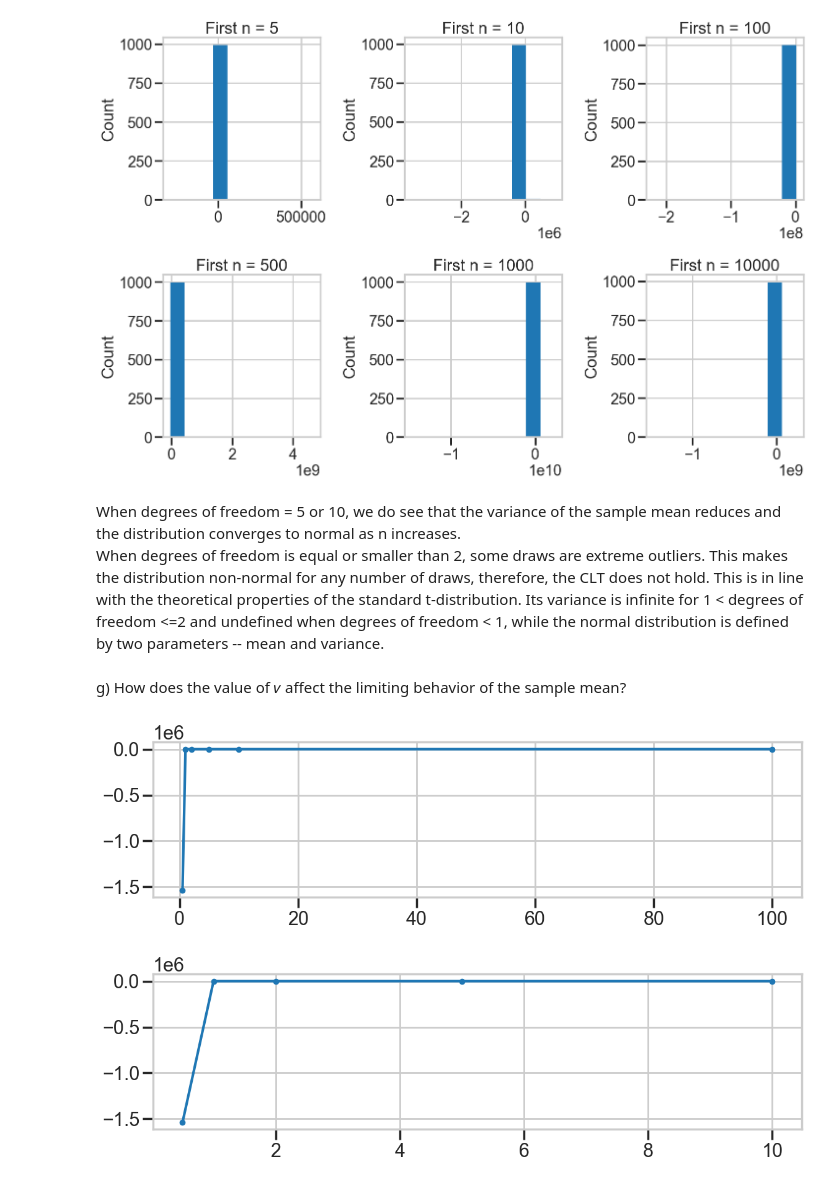
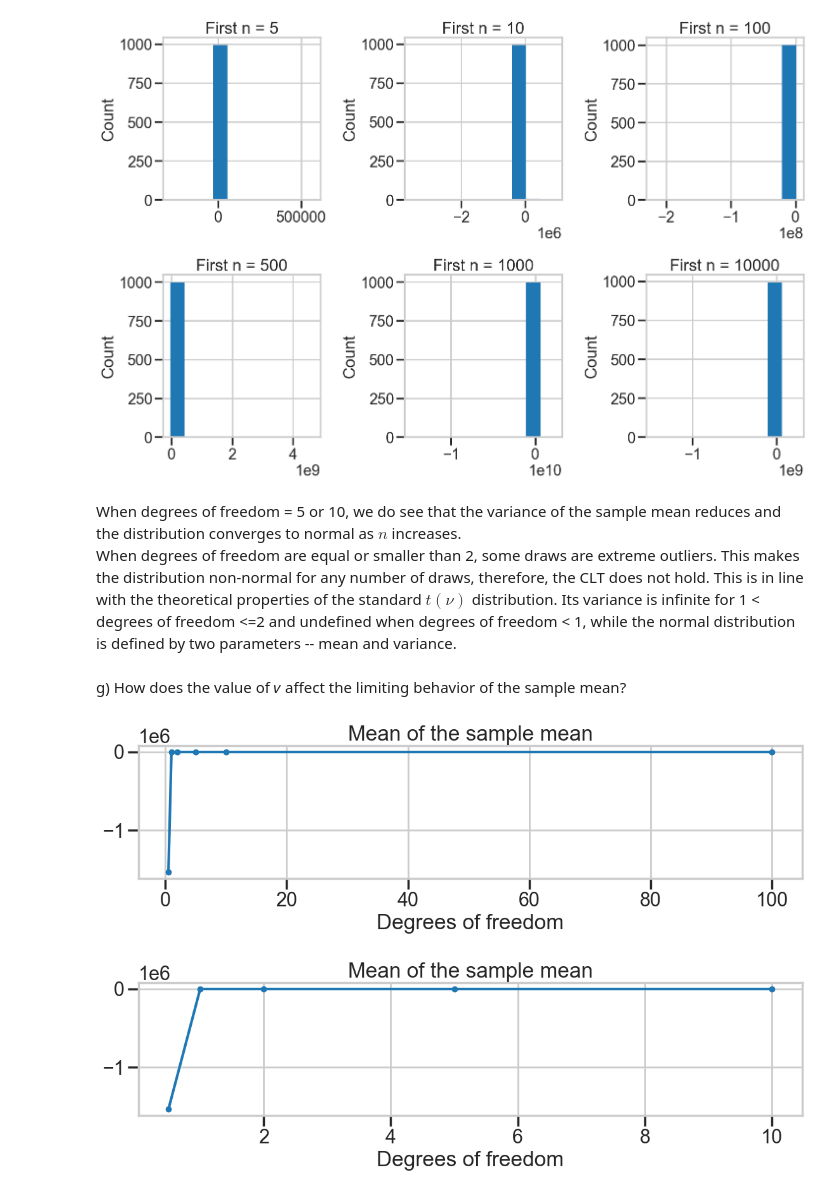
Before and after one commit to maxanisimov/stats, a Jupyter notebook: berkeley_course/00_lln_clt.ipynb, the cells around one changed output. Cells and saved outputs as stored; diff of their text form; code cells hidden in the pictures.

```diff
--- a/berkeley_course/00_lln_clt.ipynb
+++ b/berkeley_course/00_lln_clt.ipynb
@@ -156 +112,3 @@ pandas.DataFrame(solution_b)
+# %%
+sample_means_100 = solver.compute_sample_means()
 # %% [markdown]
@@ -211,9 +178,22 @@ f) Repeat steps (a) to (e) for 𝜈 = 10, 5, 2, 1, 0.5.
 solutions_per_dfs = {}
 for dfs in [10, 5, 2, 1, 0.5]:
     print(f'Degrees of freedom = {dfs}')
-    problem_solver = ProblemSolver(dfs=dfs, M=M, N=N)
-    solutions_per_dfs[dfs] = problem_solver.solve_all_tasks()
-    display(solutions_per_dfs[dfs]['solution_c'])
+
+    cur_solver = Solver(dfs=dfs, M=M, N=N)
+    cur_random_samples = cur_solver.draw_random_samples()
+    cur_sample_means = cur_solver.compute_sample_means()
+    cur_sample_mean_stats = cur_solver.compute_sample_mean_stats()
+    cur_fig_sample_mean_distributions = cur_solver.plot_sample_mean_distributions()
+
+
+    solutions[dfs] = {
+        'random_samples': cur_random_samples,
+        'sample_means': cur_sample_means,
+        'sample_mean_stats': cur_sample_mean_stats,
+        'sample_mean_distributions': cur_fig_sample_mean_distributions,
+    }
+
+    display(solutions[dfs]['sample_mean_stats'])
     print(50*'-')
 # %% [output]
 Degrees of freedom = 10
@@ -254,14 +234,12 @@ true_mean = 0.0
 biases = {}
 fig, axes = plt.subplots(3,2, figsize=(14, 10))
 axes = axes.ravel()
-for i, dfs in enumerate(solutions_per_dfs):
-    biases[dfs] =\
-    (solutions_per_dfs[dfs]['solution_c'].loc['mean'] - true_mean).abs()
-    pandas.DataFrame(biases[dfs]).plot(kind='bar', ax=axes[i])
+for i, dfs in enumerate(solutions):
+    biases[dfs] = (solutions[dfs]['sample_mean_stats'].loc['mean'] - true_mean).abs()
+    pandas.Series(biases[dfs]).plot(kind='bar', ax=axes[i])
     axes[i].set_title(f'Degrees of freedom = {dfs}')
     axes[i].set_ylabel('Bias')
     axes[i].set_xlabel('First n')
     axes[i].tick_params(axis='x', rotation=0)
-    # plt.xticks(rotation=0)
 fig.tight_layout();
 # %% [output]
@@ -289,26 +267,26 @@ solutions_per_dfs[0.5]['solution_d']
 # %% [output]
 [figure]
 # %% [markdown]
-When degrees of freedom = 5 or 10, we do see that the variance of the sample mean reduces and the distribution converges to normal as n increases.
-When degrees of freedom is equal or smaller than 2, some draws are extreme outliers. This makes the distribution non-normal for any number of draws, therefore, the CLT does not hold. This is in line with the theoretical properties of the standard t-distribution. Its variance is infinite for 1 < degrees of freedom <=2 and undefined when degrees of freedom < 1, while the normal distribution is defined by two parameters -- mean and variance.
+When degrees of freedom = 5 or 10, we do see that the variance of the sample mean reduces and the distribution converges to normal as $n$ increases.
+When degrees of freedom are equal or smaller than 2, some draws are extreme outliers. This makes the distribution non-normal for any number of draws, therefore, the CLT does not hold. This is in line with the theoretical properties of the standard $t(\nu)$ distribution. Its variance is infinite for 1 < degrees of freedom <=2 and undefined when degrees of freedom < 1, while the normal distribution is defined by two parameters -- mean and variance.
 # %% [markdown]
 g) How does the value of 𝜈 affect the limiting behavior of the sample mean?
 # %%
 mean_per_dfs = {
-    dfs: solutions_per_dfs[dfs]['solution_c'].loc['mean', 10_000]
-    for dfs in solutions_per_dfs
+    dfs: solutions[dfs]['sample_mean_stats'].loc['mean', 10_000]
+    for dfs in solutions
 }
-mean_per_dfs[100] = solution_c.loc['mean', 10_000]
-pandas.Series(
-    mean_per_dfs
-).sort_index().plot(figsize=(12,4), marker='.')
+pandas.Series(mean_per_dfs).sort_index().plot(figsize=(12,4), marker='.')
+plt.xlabel('Degrees of freedom')
+plt.title('Mean of the sample mean')
 plt.tight_layout()
 # %% [output]
-[figure, old version]
+[figure, new version]
 # %%
-pandas.Series(mean_per_dfs).sort_index().drop([100])\
-.plot(figsize=(12,4), marker='.')
+pandas.Series(mean_per_dfs).sort_index().drop([100]).plot(figsize=(12,4), marker='.')
+plt.xlabel('Degrees of freedom')
+plt.title('Mean of the sample mean')
 plt.tight_layout()
 # %% [output]
-[figure, old version]
+[figure, new version]
 # %% [markdown]
```
Also changed, not shown: parts of 39 cells of this notebook.
